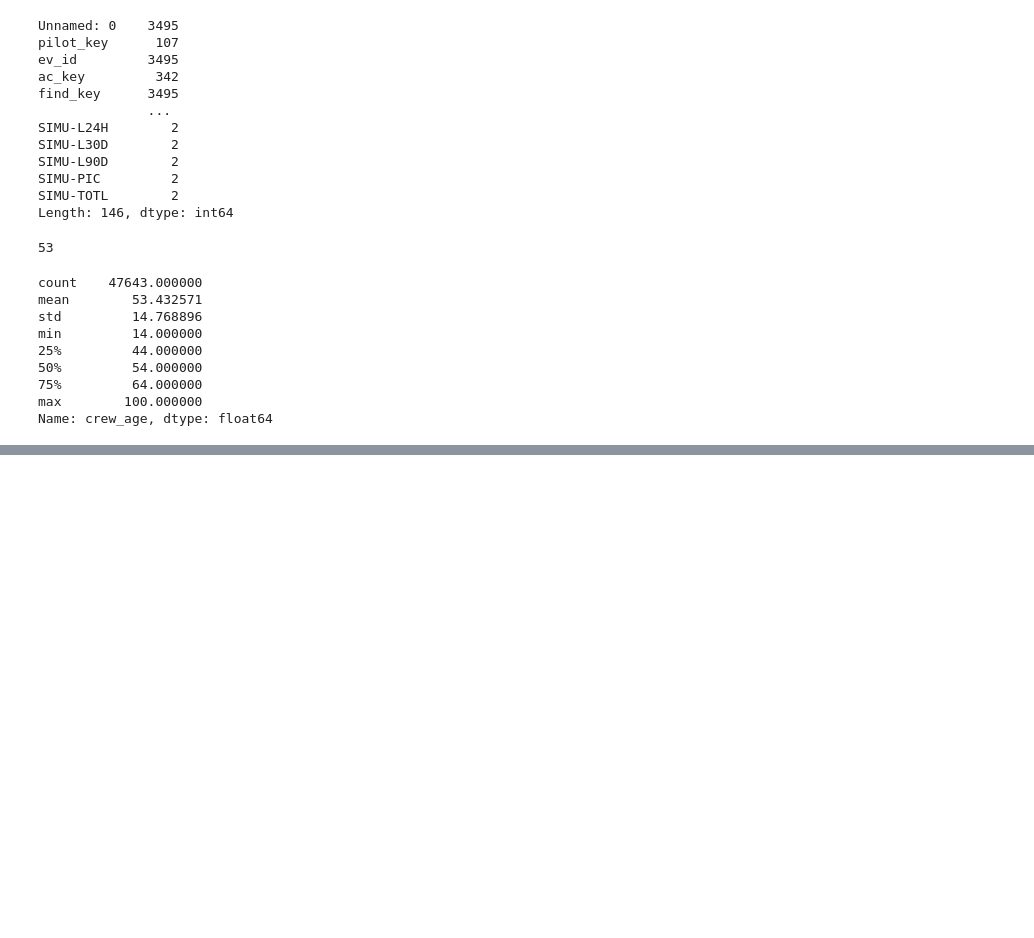
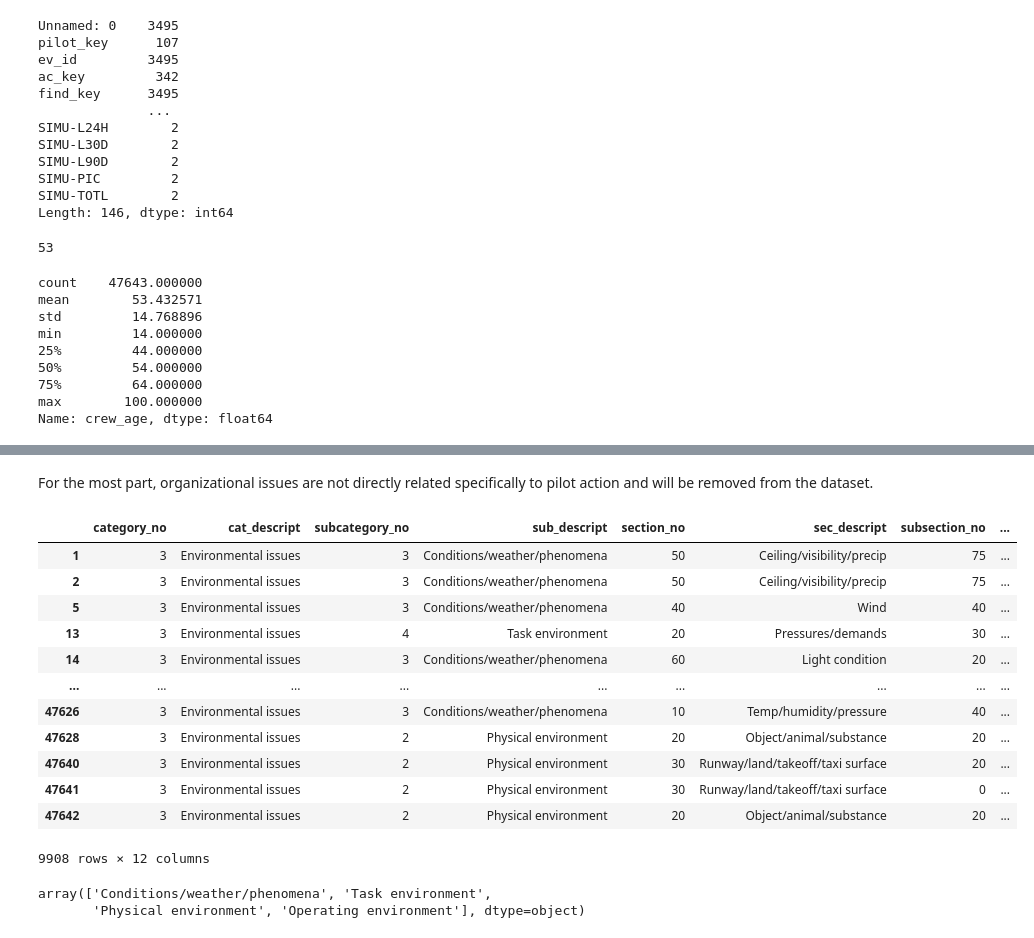
Before and after one commit to birr-data/capstone2, a Jupyter notebook: notebooks/2.0-mjg-eda.ipynb, the cells around one changed output, grey strips where cells are left out. Saved outputs shown, nothing was run; the diff lists cells and outputs as text; code cells hidden in the pictures; blank space fills up the shorter version.

```diff
--- a/notebooks/2.0-mjg-eda.ipynb
+++ b/notebooks/2.0-mjg-eda.ipynb
@@ -177,0 +273,26 @@ Name: crew_age, dtype: float64
+# %% [markdown]
+For the most part,  organizational issues are not directly related specifically to pilot action and will be removed from the dataset.
+# %%
+eda = eda[eda['cat_descript'] != 'Organizational issues']
+# %%
+env_records = eda.loc[eda['cat_descript'] == 'Environmental issues' , ['category_no', 'cat_descript', 'subcategory_no', 'sub_descript', 'section_no', 'sec_descript', 'subsection_no', 'subsec_descript', 'modifier_no', 'mod_descript', 'Cause_Factor', 'ev_type']]
+env_records
+# %% [output]
+|  | category_no | cat_descript | subcategory_no | sub_descript | section_no | sec_descript | subsection_no | ... |
+| 1 | 3 | Environmental issues | 3 | Conditions/weather/phenomena | 50 | Ceiling/visibility/precip | 75 | ... |
+| 2 | 3 | Environmental issues | 3 | Conditions/weather/phenomena | 50 | Ceiling/visibility/precip | 75 | ... |
+| 5 | 3 | Environmental issues | 3 | Conditions/weather/phenomena | 40 | Wind | 40 | ... |
+| 13 | 3 | Environmental issues | 4 | Task environment | 20 | Pressures/demands | 30 | ... |
+| 14 | 3 | Environmental issues | 3 | Conditions/weather/phenomena | 60 | Light condition | 20 | ... |
+| ... | ... | ... | ... | ... | ... | ... | ... | ... |
+| 47626 | 3 | Environmental issues | 3 | Conditions/weather/phenomena | 10 | Temp/humidity/pressure | 40 | ... |
+| 47628 | 3 | Environmental issues | 2 | Physical environment | 20 | Object/animal/substance | 20 | ... |
+| 47640 | 3 | Environmental issues | 2 | Physical environment | 30 | Runway/land/takeoff/taxi surface | 20 | ... |
+| 47641 | 3 | Environmental issues | 2 | Physical environment | 30 | Runway/land/takeoff/taxi surface | 0 | ... |
+| 47642 | 3 | Environmental issues | 2 | Physical environment | 20 | Object/animal/substance | 20 | ... |
+9908 rows × 12 columns
+# %%
+env_records.sub_descript.unique()
+# %% [output]
+array(['Conditions/weather/phenomena', 'Task environment',
+       'Physical environment', 'Operating environment'], dtype=object)
```
Also changed, not shown: parts of 27 cells of this notebook.
